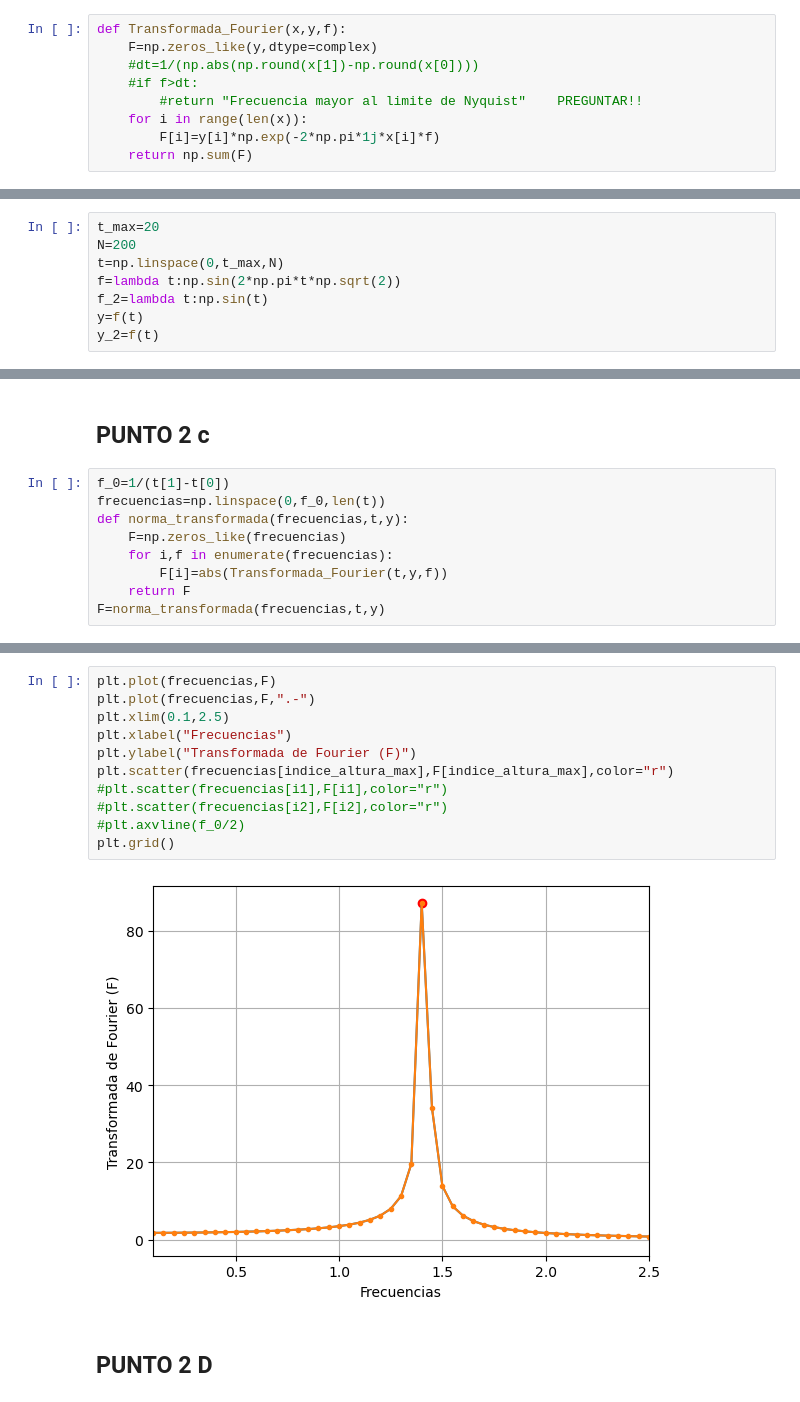
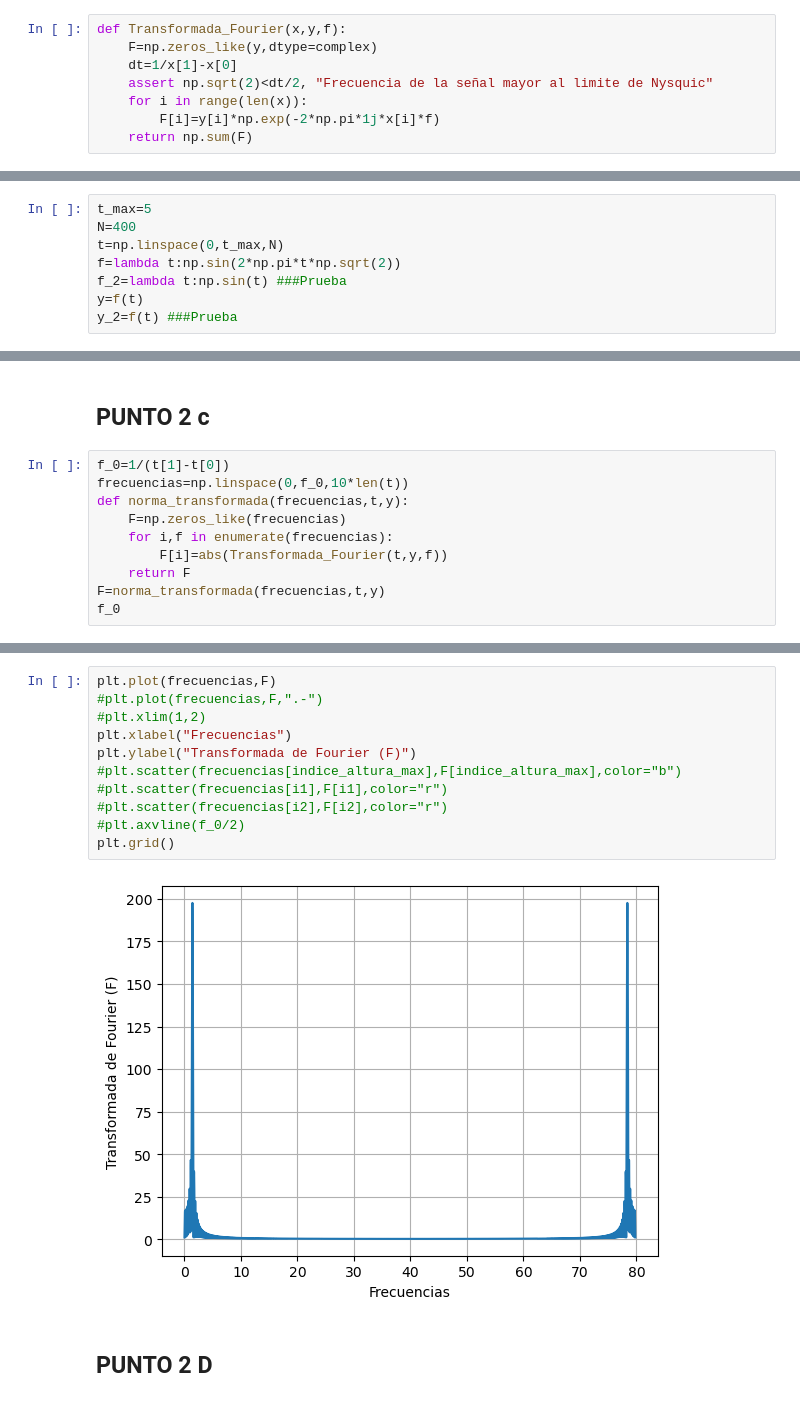
Before and after one commit to DANI2579/MetodosComputacionalesII, a Jupyter notebook: Taller_1_MetodosII/Untitled.ipynb, the cells around one changed output, grey strips where cells are left out. Drawn from its saved outputs; the diff is of its cells as text.

```diff
--- a/Taller_1_MetodosII/Untitled.ipynb
+++ b/Taller_1_MetodosII/Untitled.ipynb
@@ -6,22 +6,21 @@ import matplotlib.pyplot as plt
 # %%
 def Transformada_Fourier(x,y,f):
     F=np.zeros_like(y,dtype=complex)
-    #dt=1/(np.abs(np.round(x[1])-np.round(x[0])))
-    #if f>dt:
-        #return "Frecuencia mayor al limite de Nyquist"    PREGUNTAR!!
+    dt=1/x[1]-x[0]
+    assert np.sqrt(2)<dt/2, "Frecuencia de la señal mayor al limite de Nysquic"
     for i in range(len(x)):
         F[i]=y[i]*np.exp(-2*np.pi*1j*x[i]*f)
     return np.sum(F)
 # %% [markdown]
 ## PUNTO 2 a
 # %%
-t_max=20
-N=200
+t_max=5
+N=400
 t=np.linspace(0,t_max,N)
 f=lambda t:np.sin(2*np.pi*t*np.sqrt(2))
-f_2=lambda t:np.sin(t)
+f_2=lambda t:np.sin(t) ###Prueba
 y=f(t)
-y_2=f(t)
+y_2=f(t) ###Prueba
 # %%
 Transformada_Fourier(t,y_2,0.1) ##Prueba
 # %% [output]
@@ -30,10 +29,11 @@ Transformada_Fourier(t,y_2,0.1) ##Prueba
 ## PUNTO 2 c
 # %%
 f_0=1/(t[1]-t[0])
-frecuencias=np.linspace(0,f_0,len(t))
+frecuencias=np.linspace(0,f_0,10*len(t))
 def norma_transformada(frecuencias,t,y):
     F=np.zeros_like(frecuencias)
     for i,f in enumerate(frecuencias):
         F[i]=abs(Transformada_Fourier(t,y,f))
     return F
 F=norma_transformada(frecuencias,t,y)
+f_0
@@ -40,16 +42,16 @@ F=norma_transformada(frecuencias,t,y)
 # %%
 plt.plot(frecuencias,F)
-plt.plot(frecuencias,F,".-")
-plt.xlim(0.1,2.5)
+#plt.plot(frecuencias,F,".-")
+#plt.xlim(1,2)
 plt.xlabel("Frecuencias")
 plt.ylabel("Transformada de Fourier (F)")
-plt.scatter(frecuencias[indice_altura_max],F[indice_altura_max],color="r")
+#plt.scatter(frecuencias[indice_altura_max],F[indice_altura_max],color="b")
 #plt.scatter(frecuencias[i1],F[i1],color="r")
 #plt.scatter(frecuencias[i2],F[i2],color="r")
 #plt.axvline(f_0/2)
 plt.grid()
 # %% [output]
-[figure, old version]
+[figure, new version]
 # %% [markdown]
 ## PUNTO 2 D
 # %%
```
Also changed, not shown: parts of 13 cells of this notebook.
